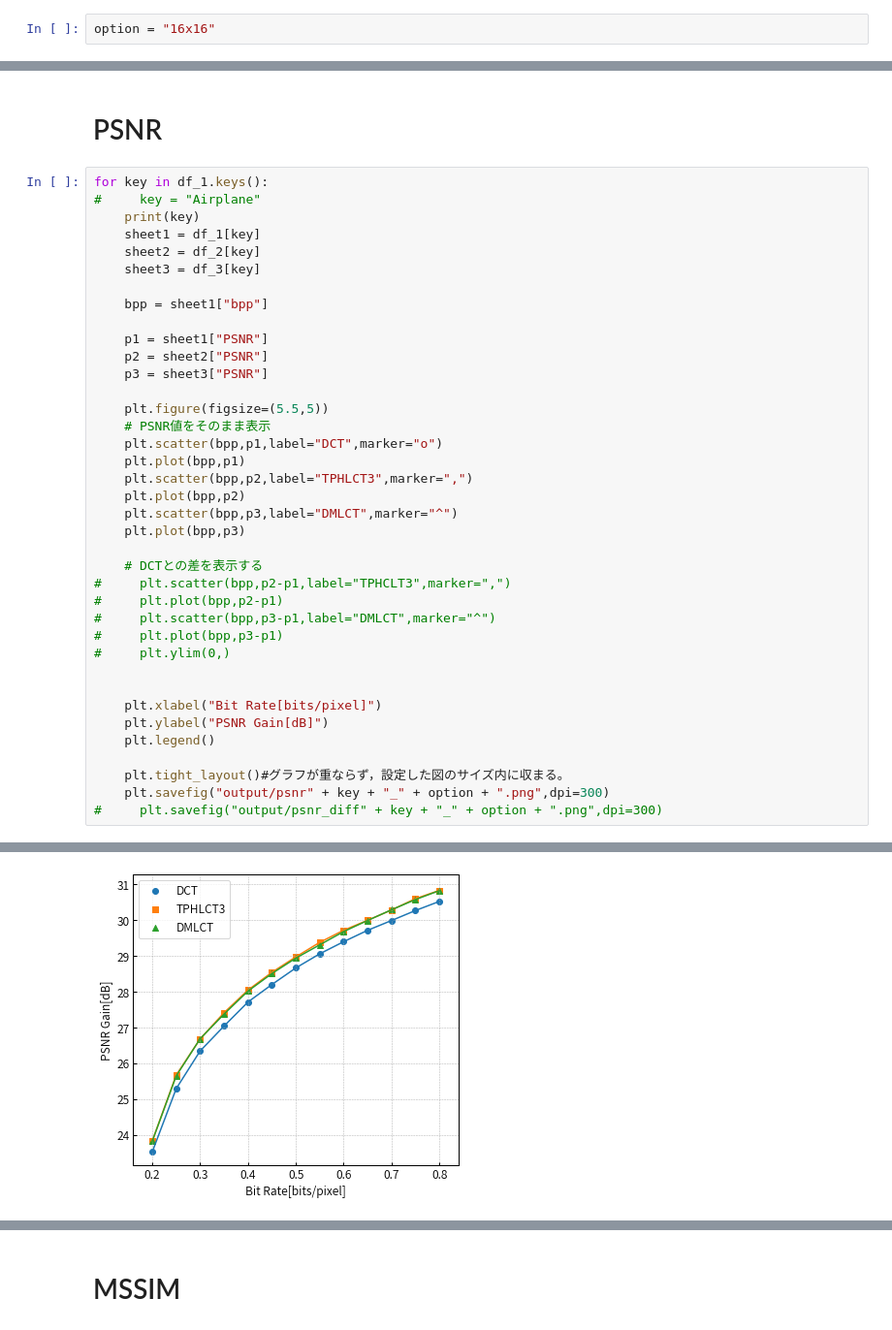
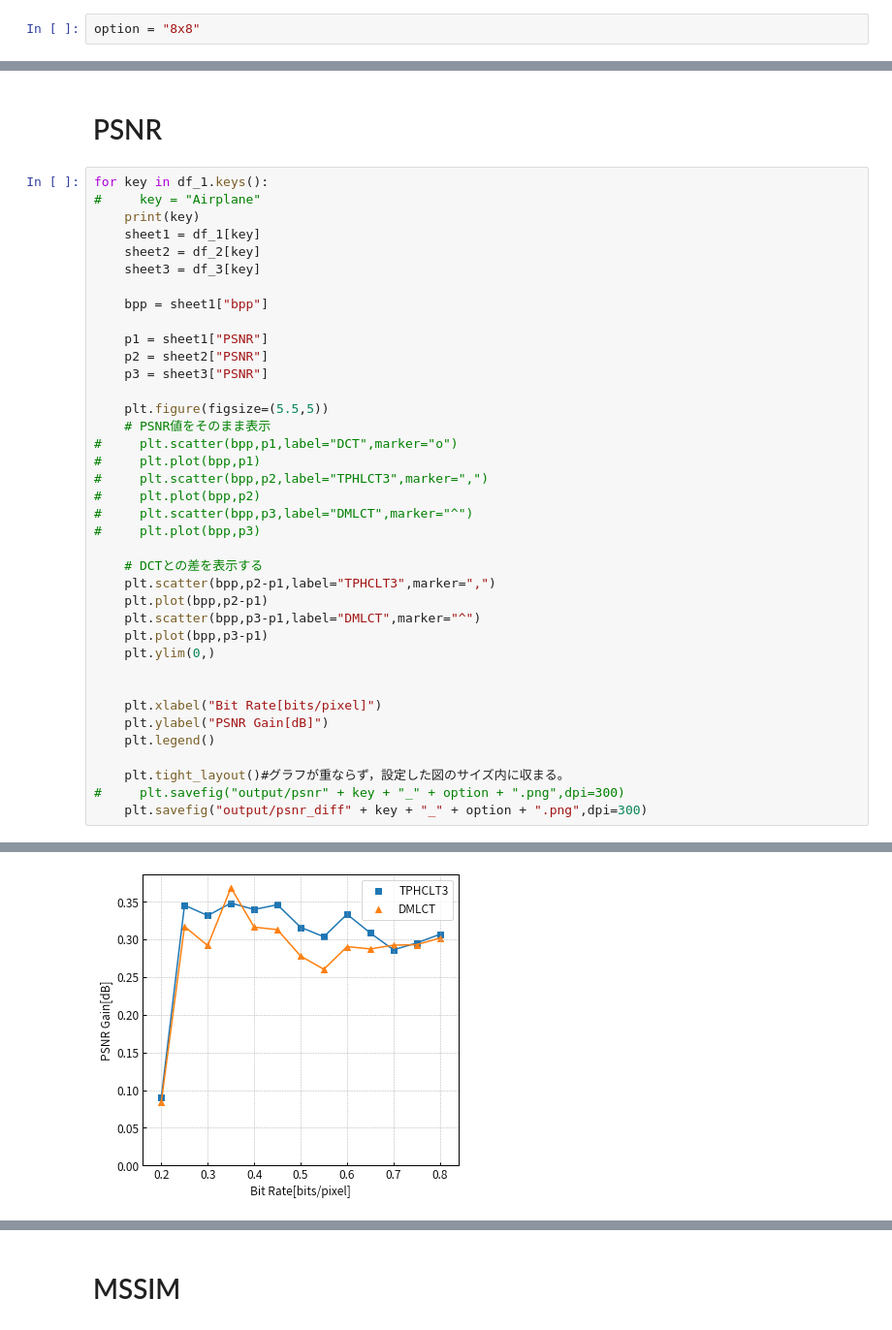
Before and after one commit to Hiroya-W/TPHLCT_and_DMLCT, a Jupyter notebook: Plot_tool/plot_tools.ipynb, the cells around one changed output, grey strips where cells are left out. Shown at 97% size. Saved outputs shown, nothing was run; the diff lists cells and outputs as text.

```diff
--- a/Plot_tool/plot_tools.ipynb
+++ b/Plot_tool/plot_tools.ipynb
@@ -36,7 +36,7 @@ class FixedOrderFormatter(ScalarFormatter):
     def _set_order_of_magnitude(self):
         self.orderOfMagnitude = self._order_of_mag
 # %%
-option = "16x16"
+option = "8x8"
 # %%
 df_1 = pd.read_excel("xlsx/DCT_"+ option +".xlsx",sheet_name=None)
 # %%
@@ -66,19 +66,19 @@ for key in df_1.keys():
 
     plt.figure(figsize=(5.5,5))
     # PSNR値をそのまま表示
-    plt.scatter(bpp,p1,label="DCT",marker="o")
-    plt.plot(bpp,p1)
-    plt.scatter(bpp,p2,label="TPHLCT3",marker=",")
-    plt.plot(bpp,p2)
-    plt.scatter(bpp,p3,label="DMLCT",marker="^")
-    plt.plot(bpp,p3)
+#     plt.scatter(bpp,p1,label="DCT",marker="o")
+#     plt.plot(bpp,p1)
+#     plt.scatter(bpp,p2,label="TPHLCT3",marker=",")
+#     plt.plot(bpp,p2)
+#     plt.scatter(bpp,p3,label="DMLCT",marker="^")
+#     plt.plot(bpp,p3)
 
     # DCTとの差を表示する
-#     plt.scatter(bpp,p2-p1,label="TPHCLT3",marker=",")
-#     plt.plot(bpp,p2-p1)
-#     plt.scatter(bpp,p3-p1,label="DMLCT",marker="^")
-#     plt.plot(bpp,p3-p1)
-#     plt.ylim(0,)
+    plt.scatter(bpp,p2-p1,label="TPHCLT3",marker=",")
+    plt.plot(bpp,p2-p1)
+    plt.scatter(bpp,p3-p1,label="DMLCT",marker="^")
+    plt.plot(bpp,p3-p1)
+    plt.ylim(0,)
 
 
     plt.xlabel("Bit Rate[bits/pixel]")
@@ -86,8 +86,8 @@ for key in df_1.keys():
     plt.legend()
 
     plt.tight_layout()#グラフが重ならず，設定した図のサイズ内に収まる。
-    plt.savefig("output/psnr" + key + "_" + option + ".png",dpi=300)
-#     plt.savefig("output/psnr_diff" + key + "_" + option + ".png",dpi=300)
+#     plt.savefig("output/psnr" + key + "_" + option + ".png",dpi=300)
+    plt.savefig("output/psnr_diff" + key + "_" + option + ".png",dpi=300)
 # %% [output]
 Airplane
 Barbara
@@ -103 +103 @@ Sailboat
-[figure, old version]
+[figure, new version]
```
Also changed, not shown: parts of 3 cells of this notebook, 41 other files.
